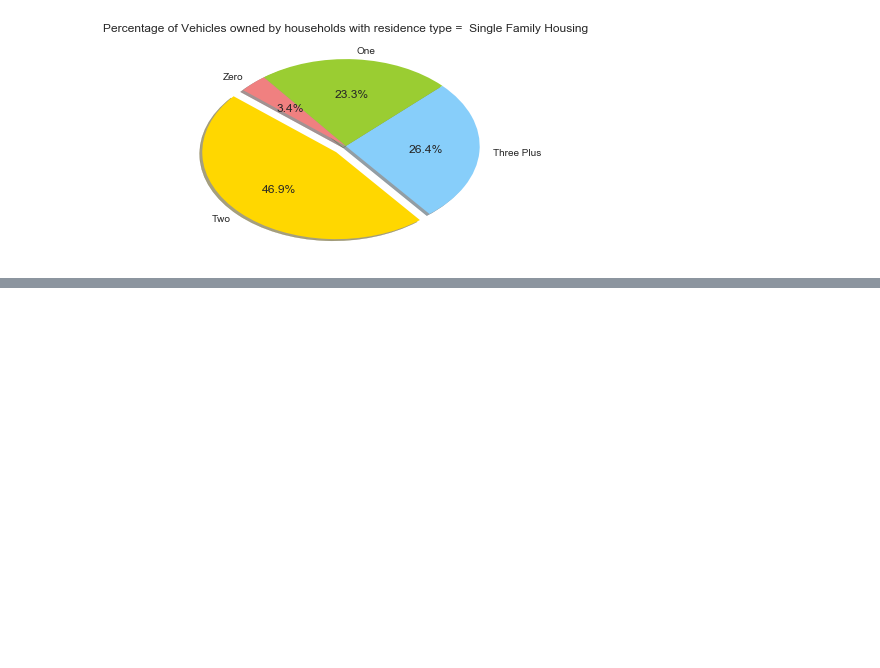
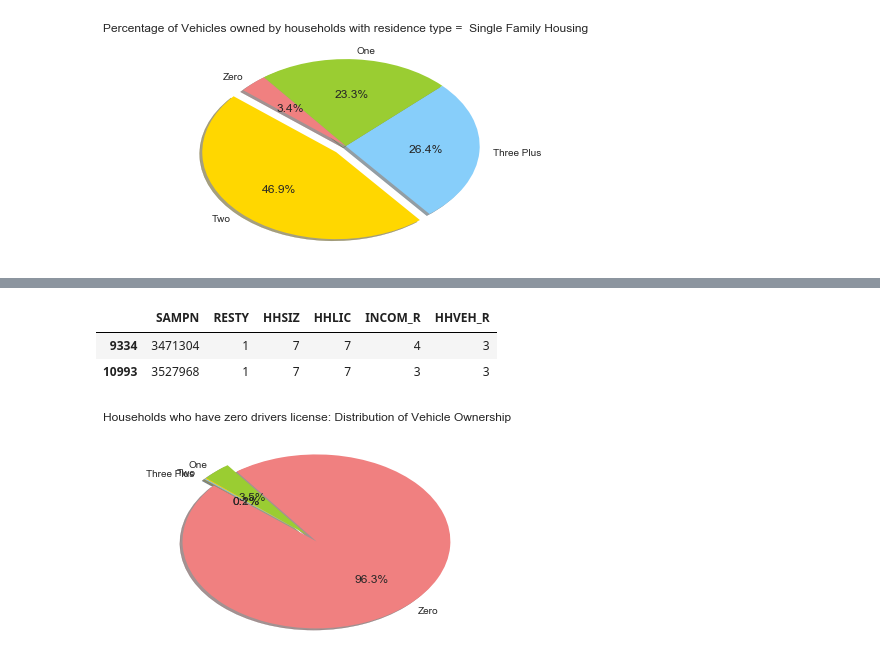
Before and after one commit to soundestmammal/Senior_Thesis, a Jupyter notebook: Friday_Prelim_Modeling.ipynb, the cells around one changed output, grey strips where cells are left out. Drawn from its saved outputs; the diff is of its cells as text; code cells hidden in the pictures; blank space fills up the shorter version.

```diff
--- a/Friday_Prelim_Modeling.ipynb
+++ b/Friday_Prelim_Modeling.ipynb
@@ -180,0 +206,30 @@ Name: HHVEH_R, dtype: int64
+# %%
+# This needs to be refactored. Just loop through them... DRY!
+zero_license_holders = dataset[dataset["HHLIC"] == 0]
+one_license_holders = dataset[dataset["HHLIC"] == 1]
+two_license_holders = dataset[dataset["HHLIC"] == 2]
+three_license_holders = dataset[dataset["HHLIC"] == 3]
+four_license_holders = dataset[dataset["HHLIC"] == 4]
+five_license_holders = dataset[dataset["HHLIC"] == 5]
+six_license_holders = dataset[dataset["HHLIC"] == 6]
+seven_license_holders = dataset[dataset["HHLIC"] == 7]
+# %%
+seven_license_holders
+# %% [output]
+|  | SAMPN | RESTY | HHSIZ | HHLIC | INCOM_R | HHVEH_R |
+| 9334 | 3471304 | 1 | 7 | 7 | 4 | 3 |
+| 10993 | 3527968 | 1 | 7 | 7 | 3 | 3 |
+# %%
+zero_license_veh = zero_license_holders.HHVEH_R.value_counts()
+zero_license_veh
+0, 1, 2, 3
+labels = ['Zero', 'One', 'Two', 'Three Plus']
+colors = ['lightcoral', 'yellowgreen', 'gold', 'lightskyblue']
+explode = (0.1, 0, 0, 0)  # explode 1st slice
+fig = plt.figure()
+ax = fig.add_subplot(1,1,1)
+ax.pie(zero_license_veh, explode=explode, labels=labels, colors=colors, autopct='%1.1f%%', shadow=True, startangle=140)
+plt.title("Households who have zero drivers license: Distribution of Vehicle Ownership")
+plt.show()
+# %% [output]
+[figure, added]
```
Also changed, not shown: parts of 3 cells of this notebook.
